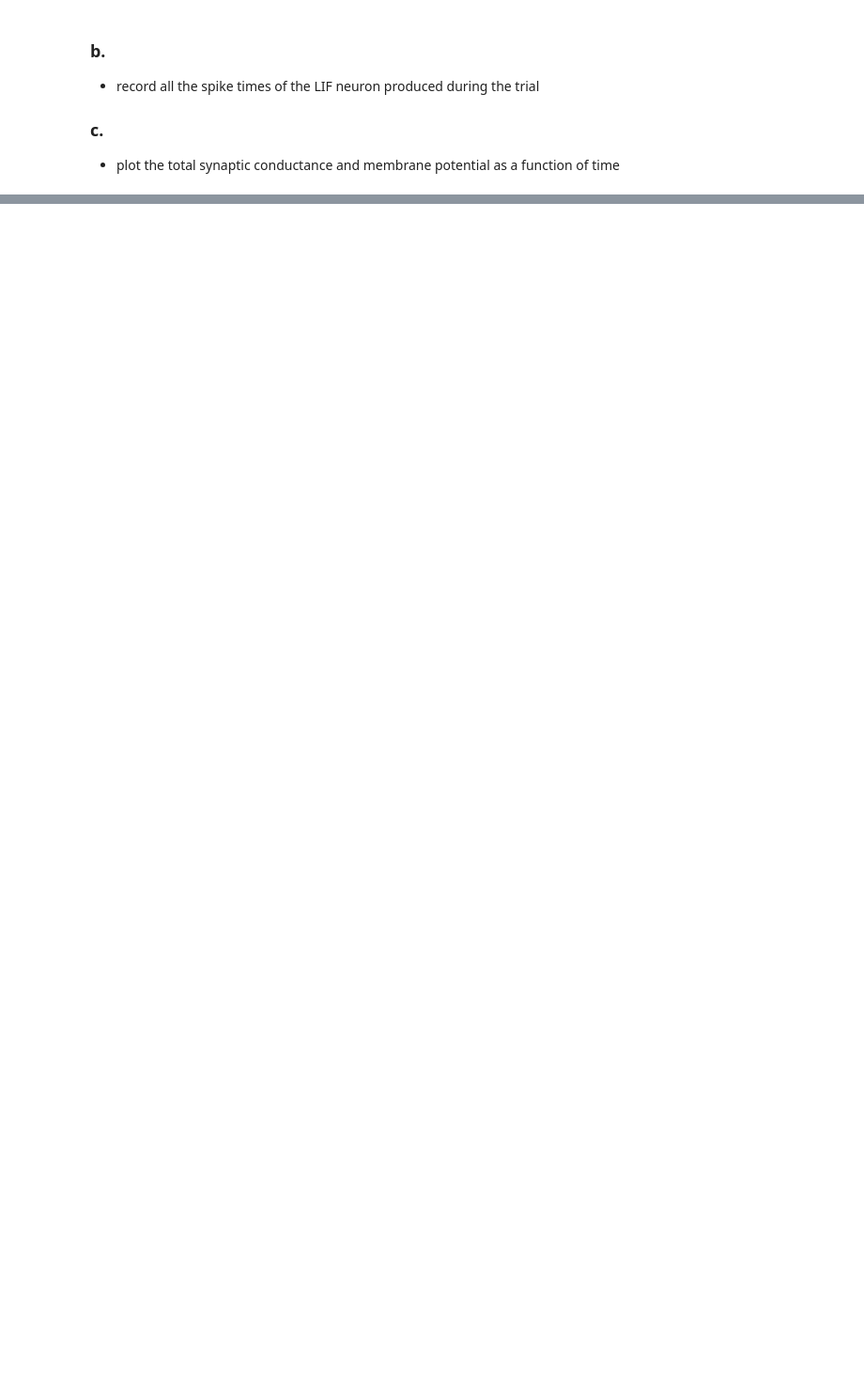
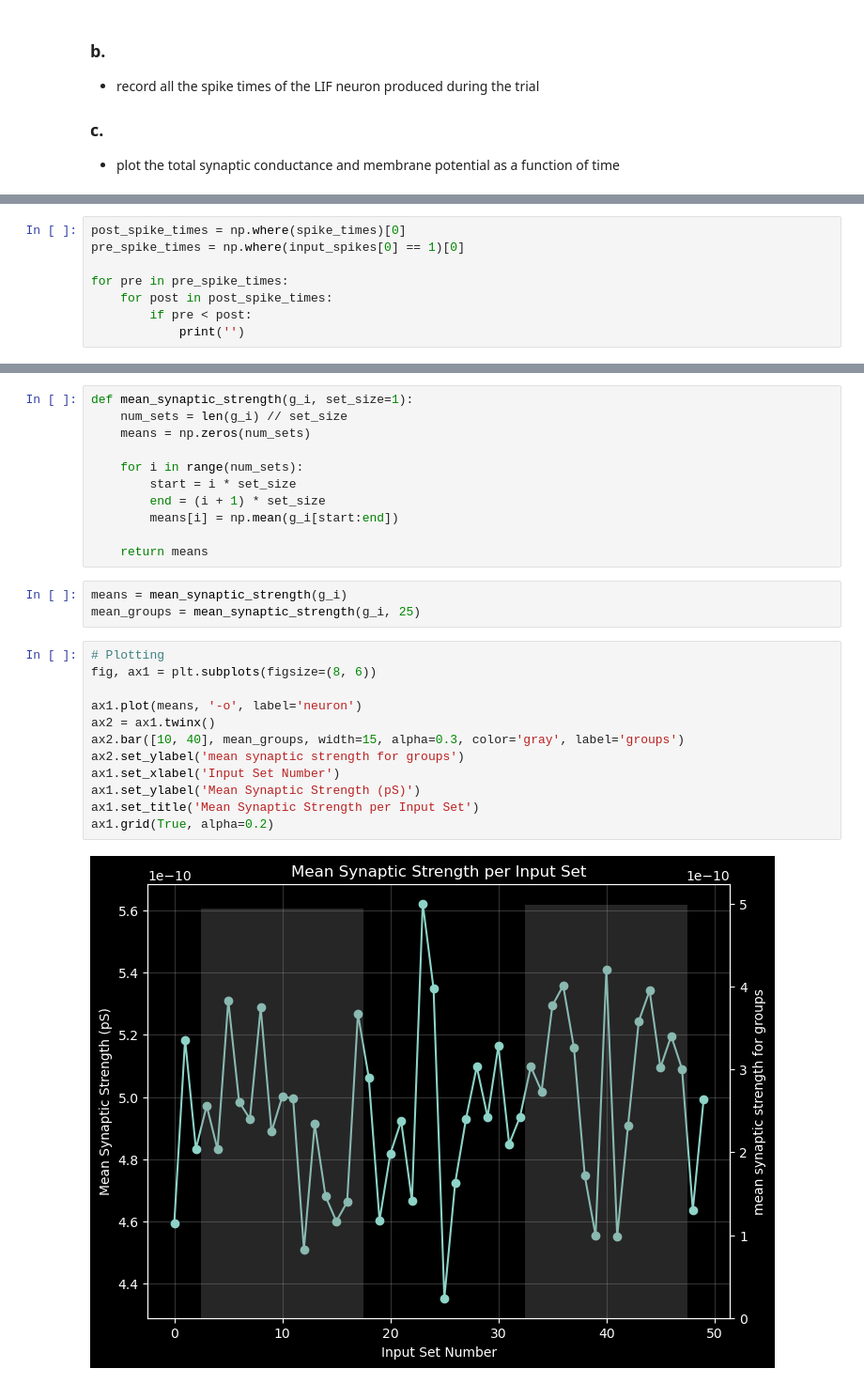
Before and after one commit to polsen99/intro_comp_neuro, a Jupyter notebook: ch8 (learning and synaptic plasticity)/tutorial 8.2 - competition via STDP.ipynb, the cells around one changed output, grey strips where cells are left out. Shown at 94% size. Saved outputs shown, nothing was run; the diff lists cells and outputs as text; blank space fills up the shorter version.

```diff
--- a/ch8 (learning and synaptic plasticity)/tutorial 8.2 - competition via STDP.ipynb
+++ b/ch8 (learning and synaptic plasticity)/tutorial 8.2 - competition via STDP.ipynb
@@ -187,3 +198,11 @@ with $\Delta G_{LTP} = 20\text{pS}, \Delta G_{LTD} = 25\text{pS}, \space\text{an
 
 ### d.
 - explain how the synaptic strengths change across trials and how the changing synaptic strengths impact the time variation of the input conductance and the pattern of the LIF neuron's spike train. repeat the simulation and explain any differences
+# %%
+post_spike_times = np.where(spike_times)[0]
+pre_spike_times = np.where(input_spikes[0] == 1)[0]
+
+for pre in pre_spike_times:
+    for post in post_spike_times:
+        if pre < post:
+            print('')
@@ -189,0 +236,28 @@ with $\Delta G_{LTP} = 20\text{pS}, \Delta G_{LTD} = 25\text{pS}, \space\text{an
+# %%
+def mean_synaptic_strength(g_i, set_size=1):
+    num_sets = len(g_i) // set_size
+    means = np.zeros(num_sets)
+
+    for i in range(num_sets):
+        start = i * set_size
+        end = (i + 1) * set_size
+        means[i] = np.mean(g_i[start:end])
+
+    return means
+# %%
+means = mean_synaptic_strength(g_i)
+mean_groups = mean_synaptic_strength(g_i, 25)
+# %%
+# Plotting
+fig, ax1 = plt.subplots(figsize=(8, 6))
+
+ax1.plot(means, '-o', label='neuron')
+ax2 = ax1.twinx()
+ax2.bar([10, 40], mean_groups, width=15, alpha=0.3, color='gray', label='groups')
+ax2.set_ylabel('mean synaptic strength for groups')
+ax1.set_xlabel('Input Set Number')
+ax1.set_ylabel('Mean Synaptic Strength (pS)')
+ax1.set_title('Mean Synaptic Strength per Input Set')
+ax1.grid(True, alpha=0.2)
+# %% [output]
+[figure, added]
```
Also changed, not shown: parts of 20 cells of this notebook.
